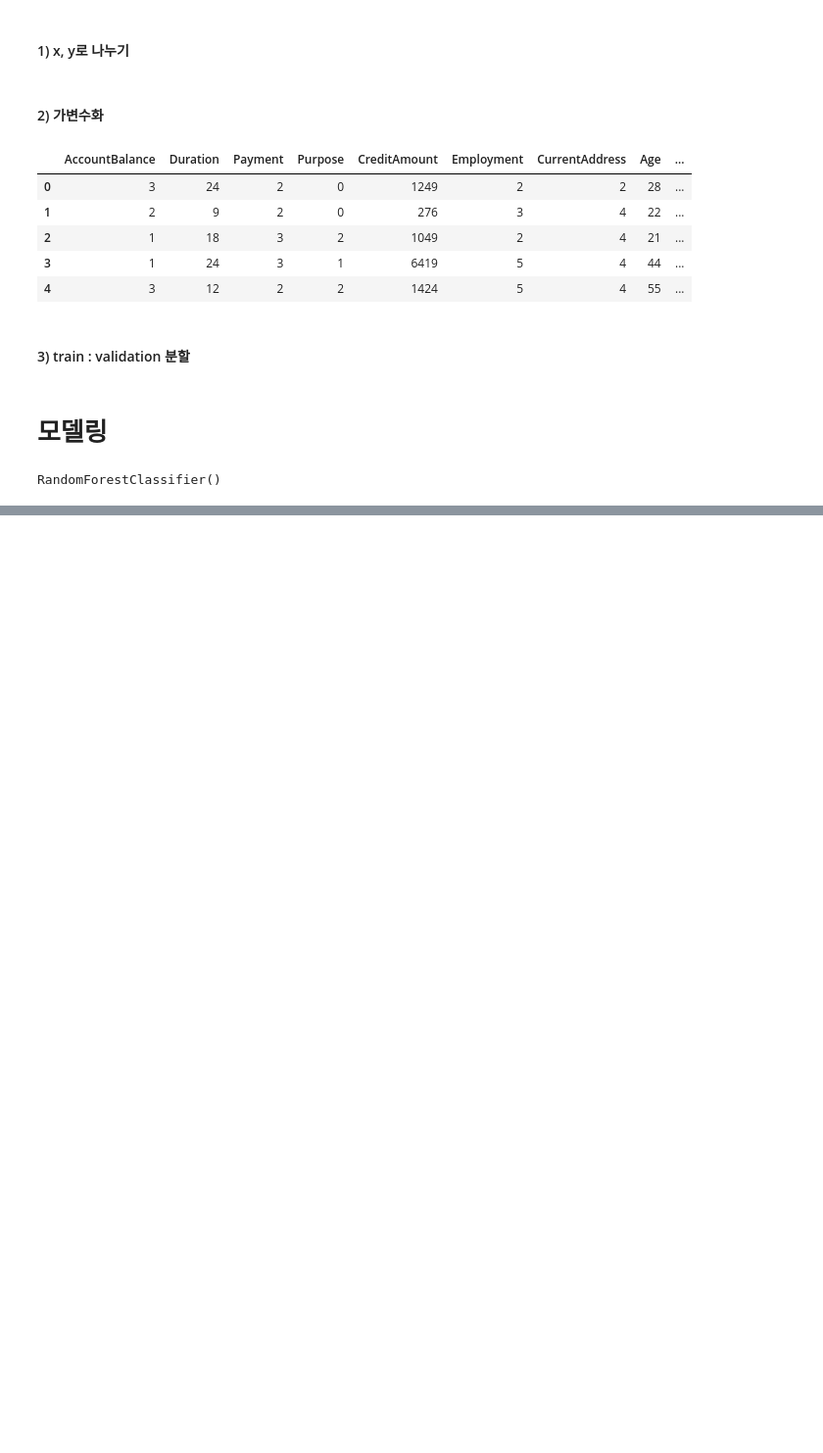
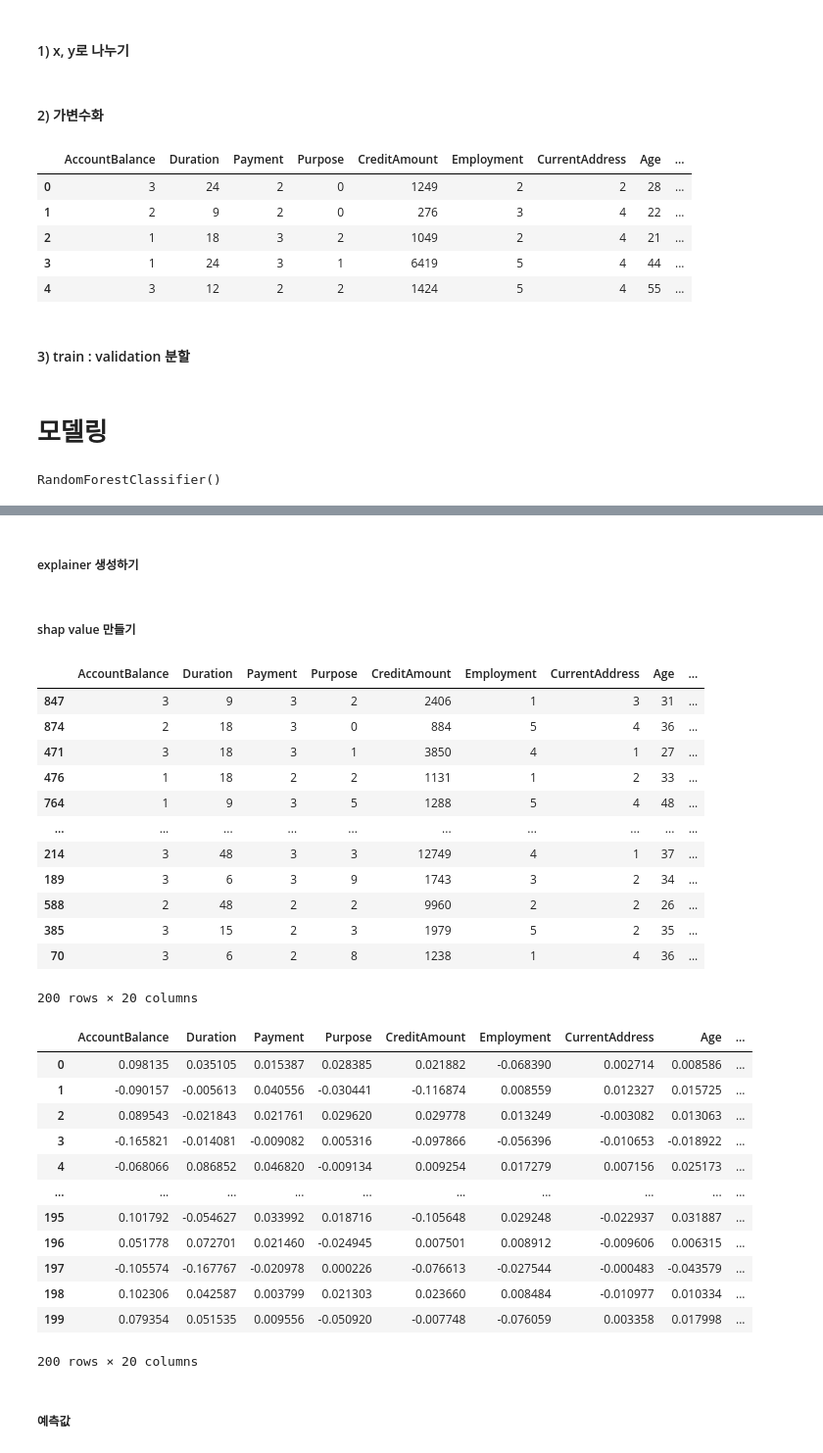
Before and after one commit to Leon-real/Study, a Jupyter notebook: 9.ModelEvaluation/jupyterfiles/Credit_Loan_Approval_Process_3.ipynb, the cells around one changed output, grey strips where cells are left out. Shown at 98% size. Drawn from its saved outputs; the diff is of its cells as text; code cells hidden in the pictures; blank space fills up the shorter version.

```diff
--- a/9.ModelEvaluation/jupyterfiles/Credit_Loan_Approval_Process_3.ipynb
+++ b/9.ModelEvaluation/jupyterfiles/Credit_Loan_Approval_Process_3.ipynb
@@ -168,0 +165,40 @@ explainer = SH
+# %% [markdown]
+##### explainer 생성하기
+# %%
+explainer = shap.TreeExplainer(model)
+# %% [markdown]
+##### shap value 만들기
+# %%
+shap_values = explainer.shap_values(x_val)[1]
+# %%
+display(x_val)
+display(pd.DataFrame(shap_values, columns = list(x_val)))
+# %% [output]
+|  | AccountBalance | Duration | Payment | Purpose | CreditAmount | Employment | CurrentAddress | Age | ... |
+| 847 | 3 | 9 | 3 | 2 | 2406 | 1 | 3 | 31 | ... |
+| 874 | 2 | 18 | 3 | 0 | 884 | 5 | 4 | 36 | ... |
+| 471 | 3 | 18 | 3 | 1 | 3850 | 4 | 1 | 27 | ... |
+| 476 | 1 | 18 | 2 | 2 | 1131 | 1 | 2 | 33 | ... |
+| 764 | 1 | 9 | 3 | 5 | 1288 | 5 | 4 | 48 | ... |
+| ... | ... | ... | ... | ... | ... | ... | ... | ... | ... |
+| 214 | 3 | 48 | 3 | 3 | 12749 | 4 | 1 | 37 | ... |
+| 189 | 3 | 6 | 3 | 9 | 1743 | 3 | 2 | 34 | ... |
+| 588 | 2 | 48 | 2 | 2 | 9960 | 2 | 2 | 26 | ... |
+| 385 | 3 | 15 | 2 | 3 | 1979 | 5 | 2 | 35 | ... |
+| 70 | 3 | 6 | 2 | 8 | 1238 | 1 | 4 | 36 | ... |
+200 rows × 20 columns
+|  | AccountBalance | Duration | Payment | Purpose | CreditAmount | Employment | CurrentAddress | Age | ... |
+| 0 | 0.098135 | 0.035105 | 0.015387 | 0.028385 | 0.021882 | -0.068390 | 0.002714 | 0.008586 | ... |
+| 1 | -0.090157 | -0.005613 | 0.040556 | -0.030441 | -0.116874 | 0.008559 | 0.012327 | 0.015725 | ... |
+| 2 | 0.089543 | -0.021843 | 0.021761 | 0.029620 | 0.029778 | 0.013249 | -0.003082 | 0.013063 | ... |
+| 3 | -0.165821 | -0.014081 | -0.009082 | 0.005316 | -0.097866 | -0.056396 | -0.010653 | -0.018922 | ... |
+| 4 | -0.068066 | 0.086852 | 0.046820 | -0.009134 | 0.009254 | 0.017279 | 0.007156 | 0.025173 | ... |
+| ... | ... | ... | ... | ... | ... | ... | ... | ... | ... |
+| 195 | 0.101792 | -0.054627 | 0.033992 | 0.018716 | -0.105648 | 0.029248 | -0.022937 | 0.031887 | ... |
+| 196 | 0.051778 | 0.072701 | 0.021460 | -0.024945 | 0.007501 | 0.008912 | -0.009606 | 0.006315 | ... |
+| 197 | -0.105574 | -0.167767 | -0.020978 | 0.000226 | -0.076613 | -0.027544 | -0.000483 | -0.043579 | ... |
+| 198 | 0.102306 | 0.042587 | 0.003799 | 0.021303 | 0.023660 | 0.008484 | -0.010977 | 0.010334 | ... |
+| 199 | 0.079354 | 0.051535 | 0.009556 | -0.050920 | -0.007748 | -0.076059 | 0.003358 | 0.017998 | ... |
+200 rows × 20 columns
+# %% [markdown]
+##### 예측값
```
Also changed, not shown: parts of 6 cells of this notebook.
